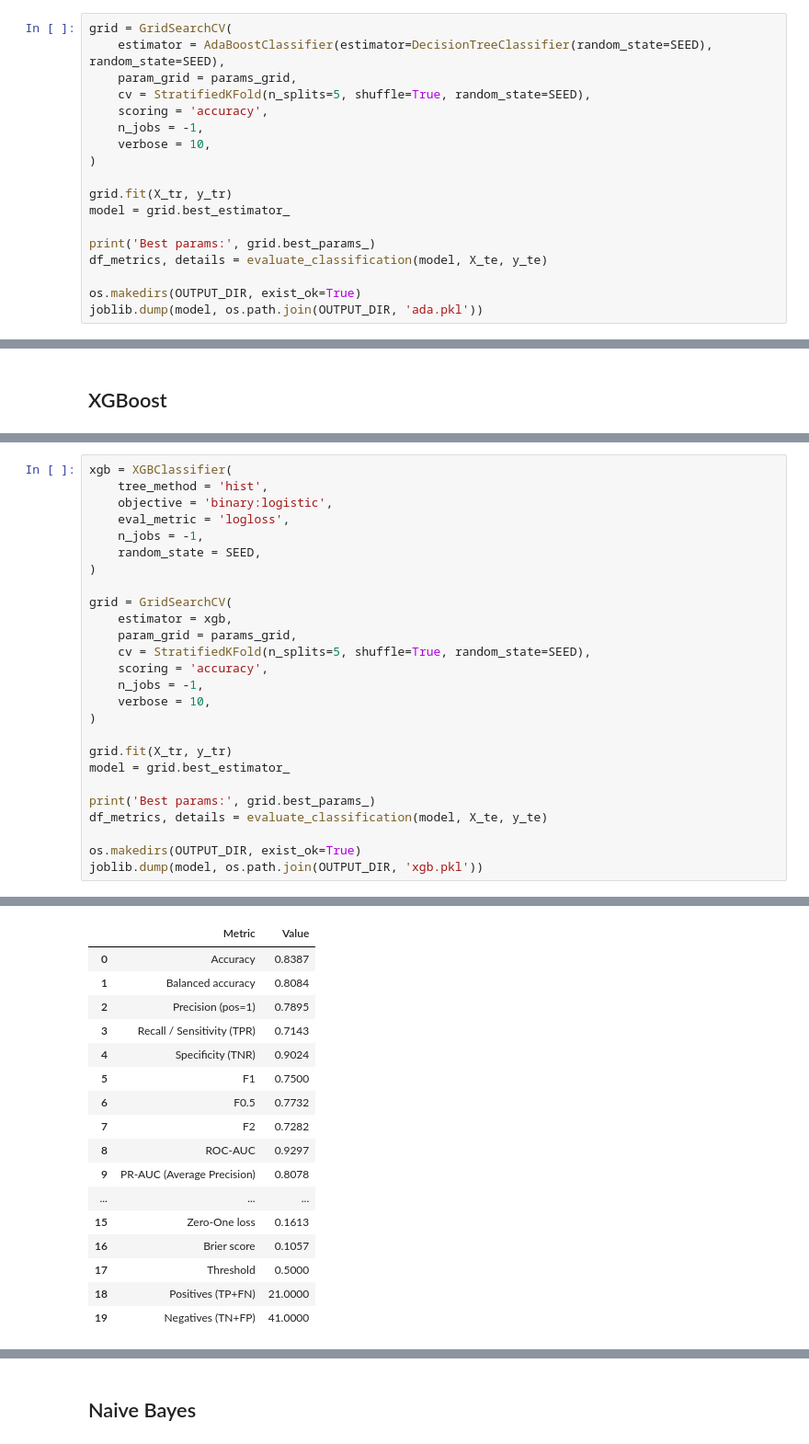
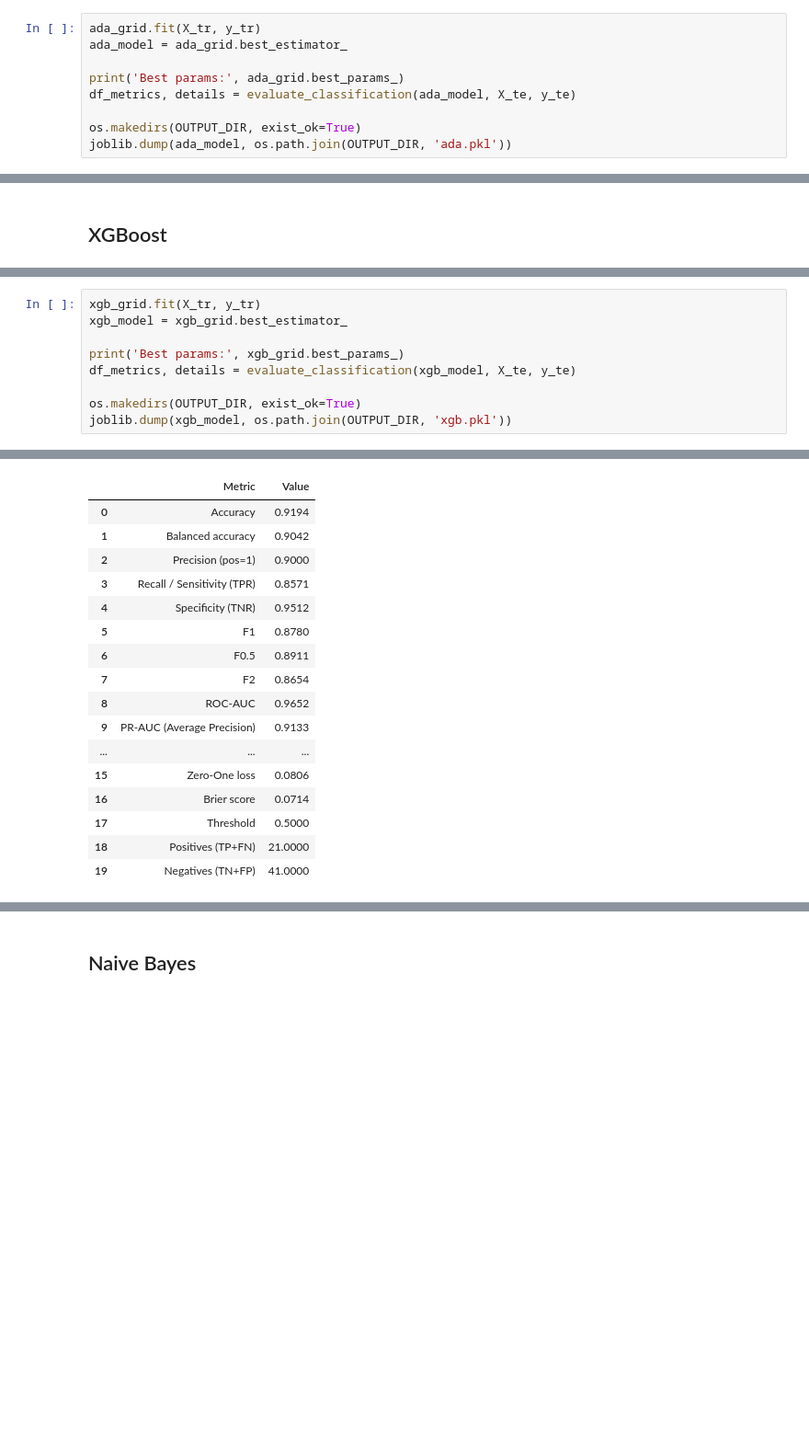
Before and after one commit to zuzannapajak/cardio-risk-prediction, a Jupyter notebook: notebooks/model_training.ipynb, the cells around one changed output, grey strips where cells are left out. Shown at 92% size. Saved outputs shown, nothing was run; the diff lists cells and outputs as text; blank space fills up the shorter version.

```diff
--- a/notebooks/model_training.ipynb
+++ b/notebooks/model_training.ipynb
@@ -104,19 +128,10 @@ params_grid = {
 # %%
-grid = GridSearchCV(
-    estimator = AdaBoostClassifier(estimator=DecisionTreeClassifier(random_state=SEED), random_state=SEED),
-    param_grid = params_grid,
-    cv = StratifiedKFold(n_splits=5, shuffle=True, random_state=SEED),
-    scoring = 'accuracy',
-    n_jobs = -1,
-    verbose = 10,
-)
+ada_grid.fit(X_tr, y_tr)
+ada_model = ada_grid.best_estimator_
 
-grid.fit(X_tr, y_tr)
-model = grid.best_estimator_
-
-print('Best params:', grid.best_params_)
-df_metrics, details = evaluate_classification(model, X_te, y_te)
+print('Best params:', ada_grid.best_params_)
+df_metrics, details = evaluate_classification(ada_model, X_te, y_te)
 
 os.makedirs(OUTPUT_DIR, exist_ok=True)
-joblib.dump(model, os.path.join(OUTPUT_DIR, 'ada.pkl'))
+joblib.dump(ada_model, os.path.join(OUTPUT_DIR, 'ada.pkl'))
 # %% [output]
@@ -159,27 +193,10 @@ params_grid = {
 # %%
-xgb = XGBClassifier(
-    tree_method = 'hist',
-    objective = 'binary:logistic',
-    eval_metric = 'logloss',
-    n_jobs = -1,
-    random_state = SEED,
-)
+xgb_grid.fit(X_tr, y_tr)
+xgb_model = xgb_grid.best_estimator_
 
-grid = GridSearchCV(
-    estimator = xgb,
-    param_grid = params_grid,
-    cv = StratifiedKFold(n_splits=5, shuffle=True, random_state=SEED),
-    scoring = 'accuracy',
-    n_jobs = -1,
-    verbose = 10,
-)
-
-grid.fit(X_tr, y_tr)
-model = grid.best_estimator_
-
-print('Best params:', grid.best_params_)
-df_metrics, details = evaluate_classification(model, X_te, y_te)
+print('Best params:', xgb_grid.best_params_)
+df_metrics, details = evaluate_classification(xgb_model, X_te, y_te)
 
 os.makedirs(OUTPUT_DIR, exist_ok=True)
-joblib.dump(model, os.path.join(OUTPUT_DIR, 'xgb.pkl'))
+joblib.dump(xgb_model, os.path.join(OUTPUT_DIR, 'xgb.pkl'))
 # %% [output]
@@ -188,17 +205,17 @@ Best params: {'learning_rate': 0.1, 'max_depth': 2, 'min_child_weight': 6, 'n_es
 |  | Metric | Value |
-| 0 | Accuracy | 0.8387 |
-| 1 | Balanced accuracy | 0.8084 |
-| 2 | Precision (pos=1) | 0.7895 |
-| 3 | Recall / Sensitivity (TPR) | 0.7143 |
-| 4 | Specificity (TNR) | 0.9024 |
-| 5 | F1 | 0.7500 |
-| 6 | F0.5 | 0.7732 |
-| 7 | F2 | 0.7282 |
-| 8 | ROC-AUC | 0.9297 |
-| 9 | PR-AUC (Average Precision) | 0.8078 |
+| 0 | Accuracy | 0.9194 |
+| 1 | Balanced accuracy | 0.9042 |
+| 2 | Precision (pos=1) | 0.9000 |
+| 3 | Recall / Sensitivity (TPR) | 0.8571 |
+| 4 | Specificity (TNR) | 0.9512 |
+| 5 | F1 | 0.8780 |
+| 6 | F0.5 | 0.8911 |
+| 7 | F2 | 0.8654 |
+| 8 | ROC-AUC | 0.9652 |
+| 9 | PR-AUC (Average Precision) | 0.9133 |
 | ... | ... | ... |
-| 15 | Zero-One loss | 0.1613 |
-| 16 | Brier score | 0.1057 |
+| 15 | Zero-One loss | 0.0806 |
+| 16 | Brier score | 0.0714 |
 | 17 | Threshold | 0.5000 |
 | 18 | Positives (TP+FN) | 21.0000 |
 | 19 | Negatives (TN+FP) | 41.0000 |
```
Also changed, not shown: parts of 32 cells of this notebook, 1 other file.
